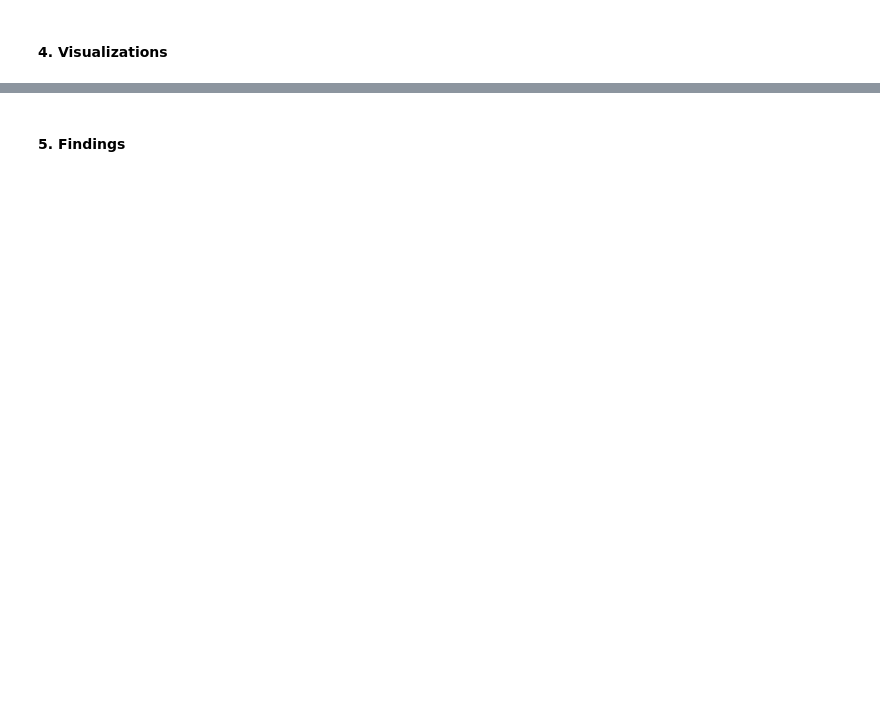
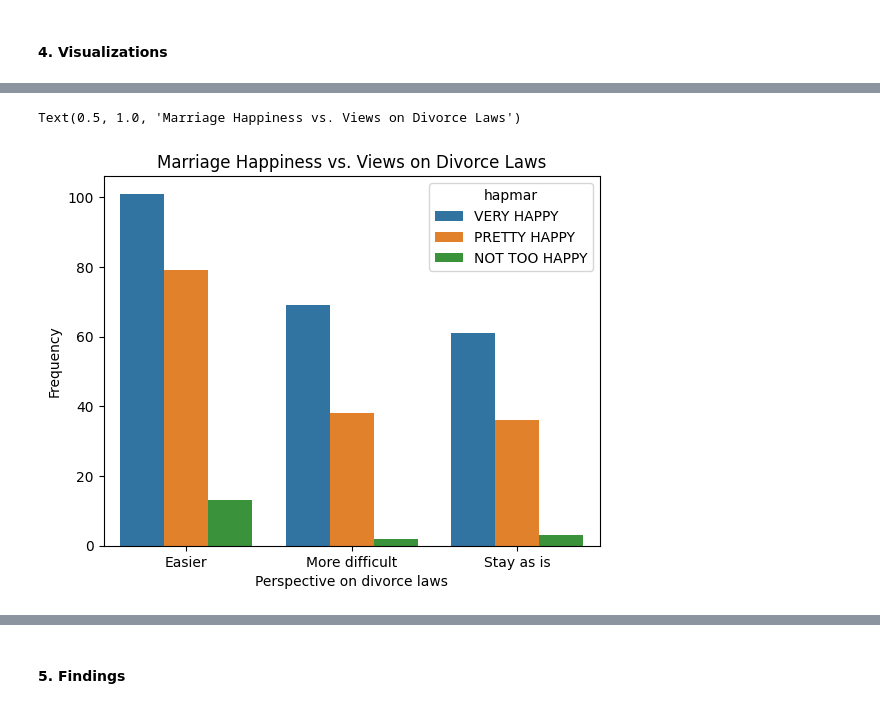
Before and after one commit to kguzman24/EDA, a Jupyter notebook: lab/gss.ipynb, the cells around one changed output, grey strips where cells are left out. Saved outputs shown, nothing was run; the diff lists cells and outputs as text; code cells hidden in the pictures; blank space fills up the shorter version.

```diff
--- a/lab/gss.ipynb
+++ b/lab/gss.ipynb
@@ -55,0 +127,9 @@ print(os.getcwd())
+# %%
+#boxplot of happiness of marriage vs divorce law perspective
+sns.countplot(data=GSS_data_clean, x="divlaw", hue="hapmar", order=valid_divlaw)
+plt.xlabel("Perspective on divorce laws")
+plt.ylabel("Frequency")
+plt.title("Marriage Happiness vs. Views on Divorce Laws")
+# %% [output]
+Text(0.5, 1.0, 'Marriage Happiness vs. Views on Divorce Laws')
+[figure, added]
```
Also changed, not shown: parts of 13 cells of this notebook, 1 other file.
